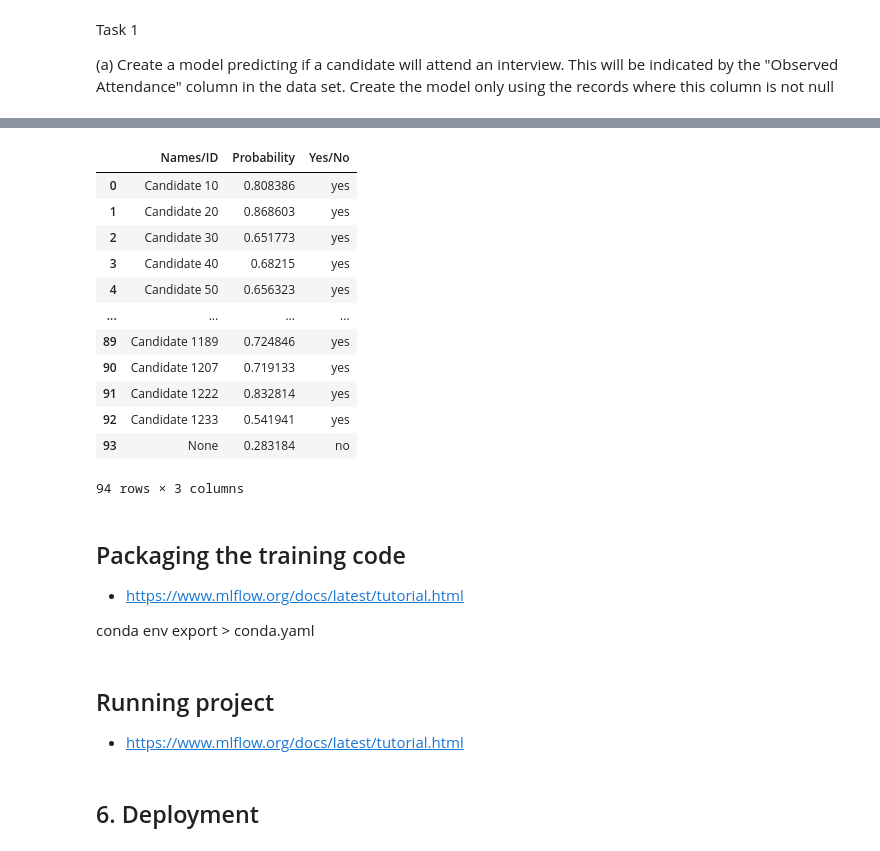
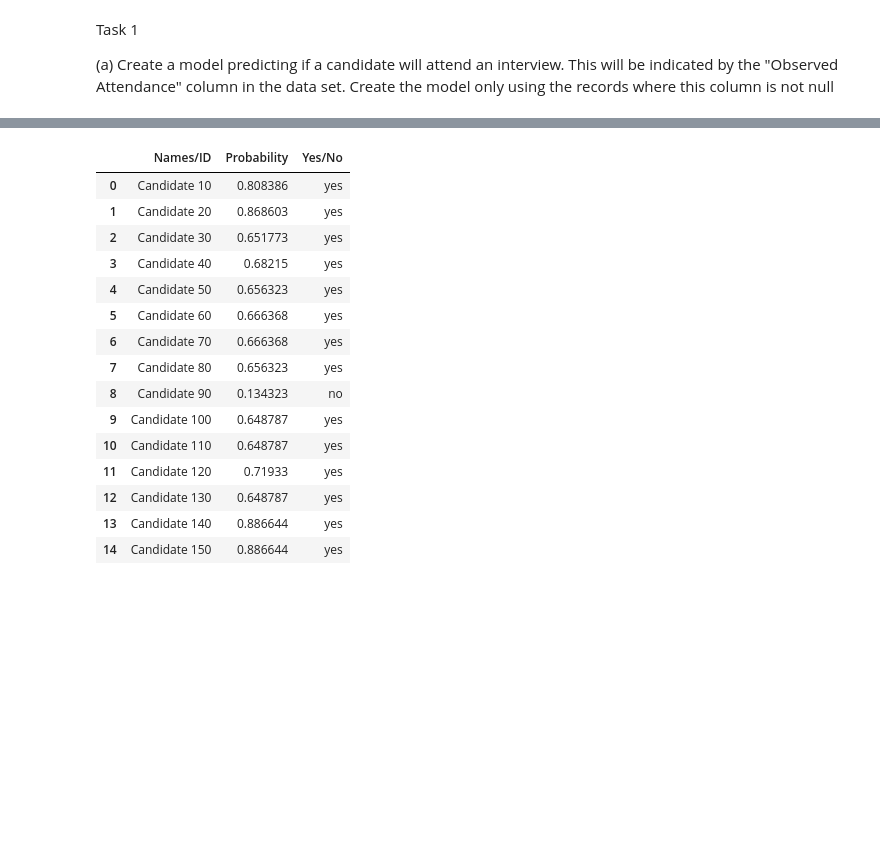
Before and after one commit to yzzhang/machine-learning-spark, a Jupyter notebook: interview_attendance_koalas.ipynb, the cells around one changed output, grey strips where cells are left out. Saved outputs shown, nothing was run; the diff lists cells and outputs as text; code cells hidden in the pictures; blank space fills up the shorter version.

```diff
--- a/interview_attendance_koalas.ipynb
+++ b/interview_attendance_koalas.ipynb
@@ -325,18 +387,23 @@ class FeaturesUppercase(BaseEstimator, TransformerMixin):
 
         func = lambda x: x.strip().upper()
 
-        X_uppercase = X.copy()
+        X1 = X.copy()
 
         for fname in self.feature_names:
-            values = X_uppercase[fname]
+            values = X1[fname]
             values = values.fillna('NaN')
-            values = transformColumn(values, func, str)
-            X_uppercase[fname] = values
+            if type(X1) == ks.DataFrame:
+                values = transformColumn(values, func, str)
+            elif type(X1) == pd.DataFrame:
+                values = map(lambda x: x.strip().upper(), values)
+            else:
+                print('FeaturesUppercase: unsupported dataframe: {}'.format(type(X1)))
+            X1[fname] = values
 
         # drop less important features
-        X_uppercase = X_uppercase.drop(self.drop_feature_names, axis=1)
+        X1 = X1.drop(self.drop_feature_names, axis=1)
 
-        return X_uppercase
+        return X1
 # %% [markdown]
 ### 3.6 One-Hot Encoding Categorical Values
 
@@ -376,5 +443,12 @@ class OneHotEncodeData(BaseEstimator, TransformerMixin):
 
     def transform(self, X, y=None):
         X1 = X.copy()
-        X1 = ks.get_dummies(X1)
+        if type(X1) == ks.DataFrame:
+            X1 = ks.get_dummies(X1)
+        elif type(X1) == pd.DataFrame:
+            X1 = pd.get_dummies(X1)
+        else:
+            print('OneHotEncodeData: unsupported dataframe: {}'.format(type(X1)))
+            pass
+
         return X1
@@ -401,8 +479,8 @@ class GridSearch(object):
 
     def fit(self, X, y):
         rfc = RandomForestClassifier()
-        self.gridSearch = GridSearchCV(rfc, self.grid_param, cv=self.cv, scoring=self.scoring_function)
-        self.gridSearch.fit(X, y)
-        return self.gridSearch.best_estimator_
+        self.gridSearchCV = GridSearchCV(rfc, self.grid_param, cv=self.cv, scoring=self.scoring_function)
+        self.gridSearchCV.fit(X, y)
+        return self.gridSearchCV.best_estimator_
 # %%
 class PredictInterview(object):
@@ -667,0 +751,3 @@ Task 1
+# %%
+predictInterview = PredictInterview(use_koalas=True)
+predictInterview.mlFlow()
@@ -668,37 +769,32 @@ Task 1
 # %%
 pred_probs   = predictInterview.predictNullAttendanceProbability()
 pred_classes = predictInterview.predictNullAttendanceClasses()
 
 x = predictInterview.X_test_name_ids.to_numpy()
 z = zip(x, pred_probs, pred_classes)
 answers = ('no', 'yes')
 
 result = [[x1, p1[1], answers[c]] for x1, p1, c in z]
 result_df = pd.DataFrame(np.array(result), columns=['Names/ID', 'Probability', 'Yes/No'])
 result_df.to_csv('interview_prediction.csv')
-result_df.head(100)
+result_df.head(15)
 # %% [output]
 |  | Names/ID | Probability | Yes/No |
 | 0 | Candidate 10 | 0.808386 | yes |
 | 1 | Candidate 20 | 0.868603 | yes |
 | 2 | Candidate 30 | 0.651773 | yes |
 | 3 | Candidate 40 | 0.68215 | yes |
 | 4 | Candidate 50 | 0.656323 | yes |
-| ... | ... | ... | ... |
-| 89 | Candidate 1189 | 0.724846 | yes |
-| 90 | Candidate 1207 | 0.719133 | yes |
-| 91 | Candidate 1222 | 0.832814 | yes |
-| 92 | Candidate 1233 | 0.541941 | yes |
-| 93 | None | 0.283184 | no |
+| 5 | Candidate 60 | 0.666368 | yes |
+| 6 | Candidate 70 | 0.666368 | yes |
+| 7 | Candidate 80 | 0.656323 | yes |
+| 8 | Candidate 90 | 0.134323 | no |
+| 9 | Candidate 100 | 0.648787 | yes |
+| 10 | Candidate 110 | 0.648787 | yes |
+| 11 | Candidate 120 | 0.71933 | yes |
+| 12 | Candidate 130 | 0.648787 | yes |
+| 13 | Candidate 140 | 0.886644 | yes |
+| 14 | Candidate 150 | 0.886644 | yes |
-94 rows × 3 columns
 # %%
 # start mlflow UI
 # ! mlflow ui
-# %% [markdown]
-## Packaging the training code
-* https://www.mlflow.org/docs/latest/tutorial.html
-
-conda env export > conda.yaml
-# %% [markdown]
-## Running project
-* https://www.mlflow.org/docs/latest/tutorial.html
@@ -707,2 +800,0 @@ conda env export > conda.yaml
-# %% [markdown]
-## 6. Deployment
```
Also changed, not shown: parts of 28 cells of this notebook, 1 other file.
